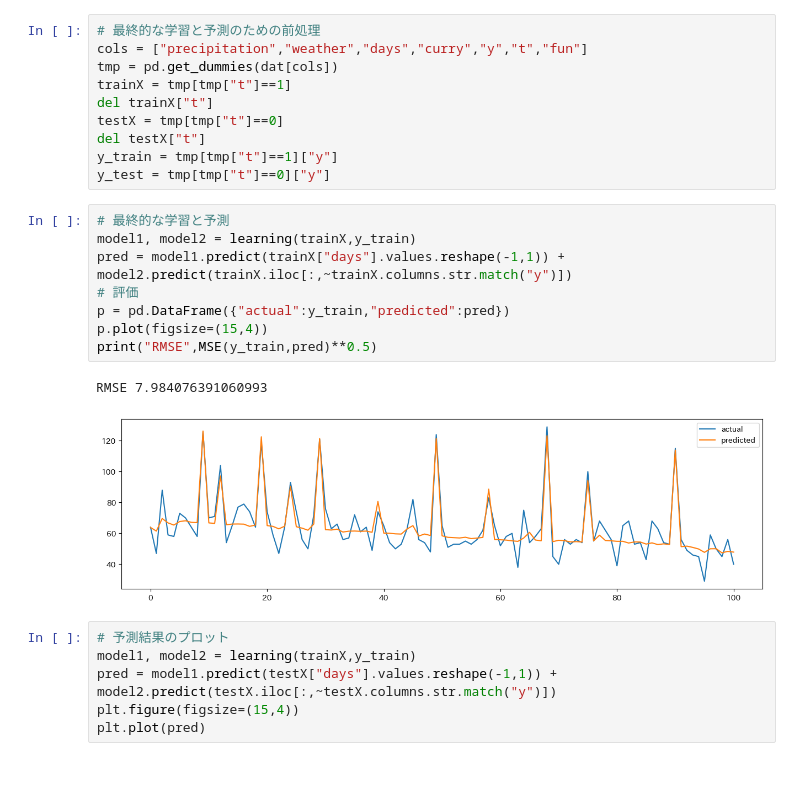
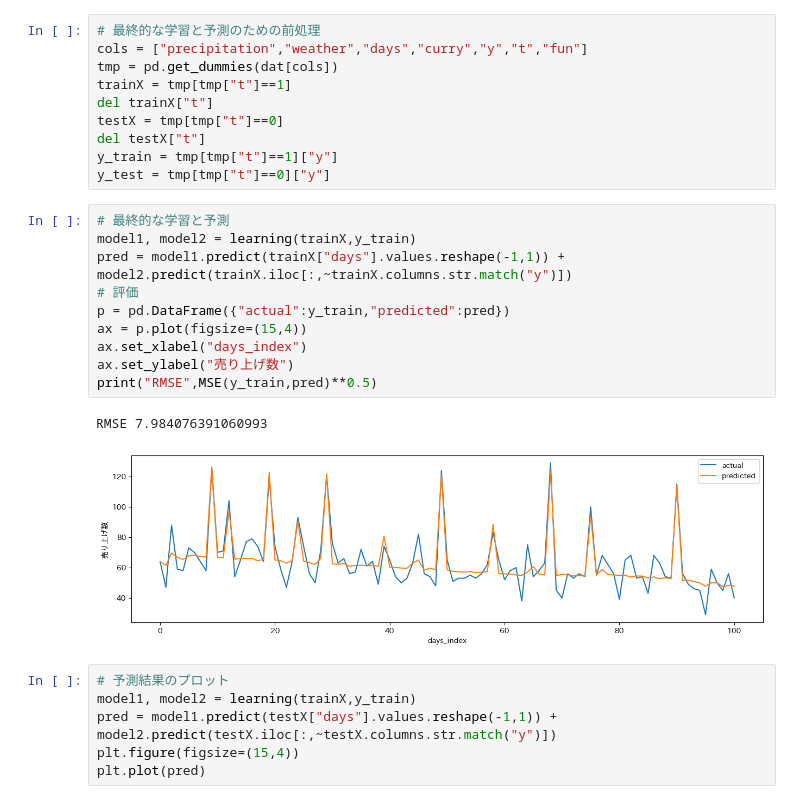
Before and after one commit to AYA-cpu-art/NDY-datacompe-obento, a Jupyter notebook: obento_model.ipynb, the cells around one changed output. Drawn from its saved outputs; the diff is of its cells as text; blank space fills up the shorter version.

```diff
--- a/obento_model.ipynb
+++ b/obento_model.ipynb
@@ -126,14 +126,16 @@ y_test = tmp[tmp["t"]==0]["y"]
 # %%
 # 最終的な学習と予測
 model1, model2 = learning(trainX,y_train)
 pred = model1.predict(trainX["days"].values.reshape(-1,1)) + model2.predict(trainX.iloc[:,~trainX.columns.str.match("y")])
 # 評価
 p = pd.DataFrame({"actual":y_train,"predicted":pred})
-p.plot(figsize=(15,4))
+ax = p.plot(figsize=(15,4))
+ax.set_xlabel("days_index")
+ax.set_ylabel("売り上げ数")
 print("RMSE",MSE(y_train,pred)**0.5)
 # %% [output]
 RMSE 7.984076391060993
-[figure, old version]
+[figure, new version]
 # %%
 # 予測結果のプロット
 model1, model2 = learning(trainX,y_train)
```
Also changed, not shown: parts of 1 cell of this notebook, 1 other file.
